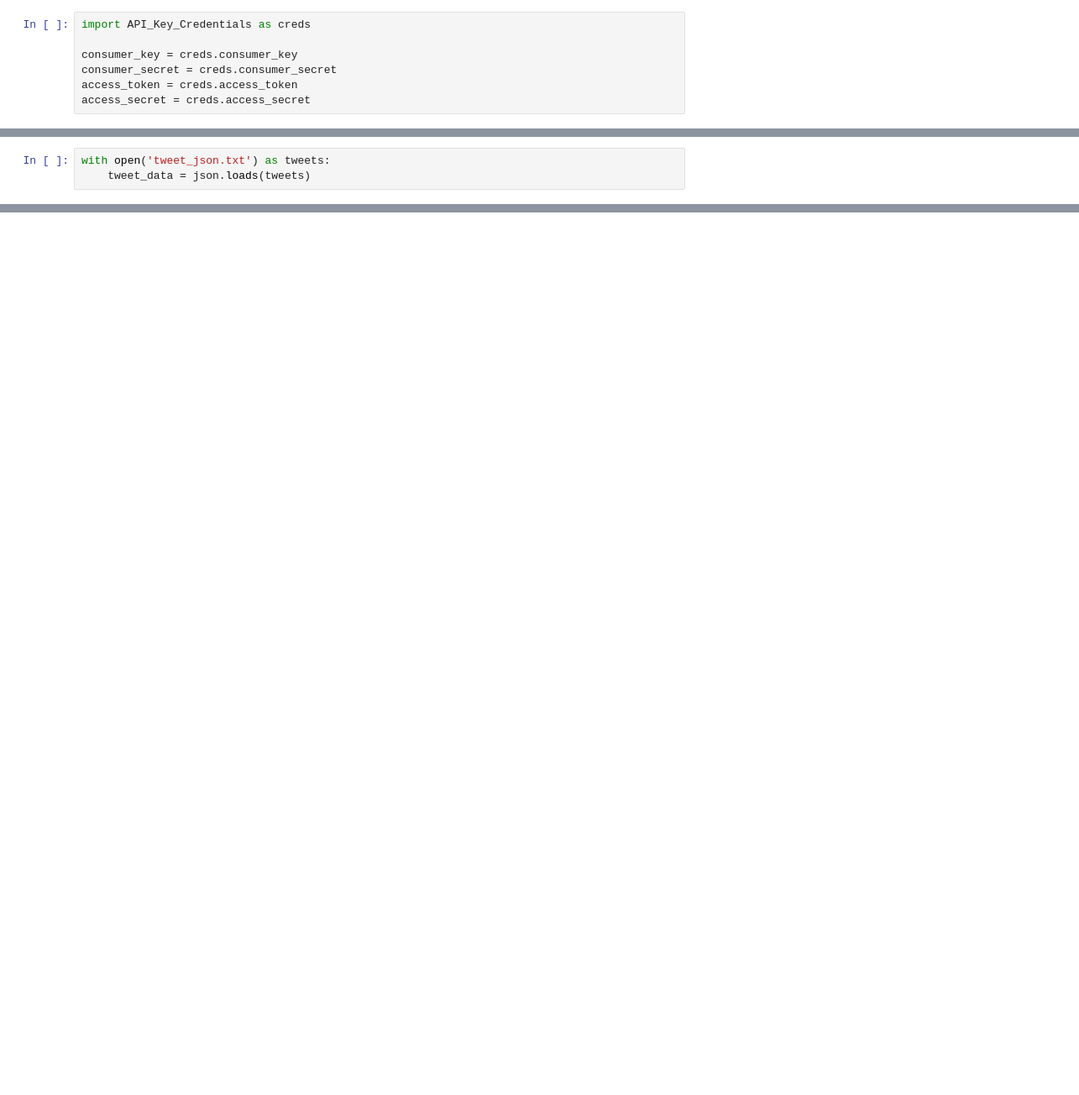
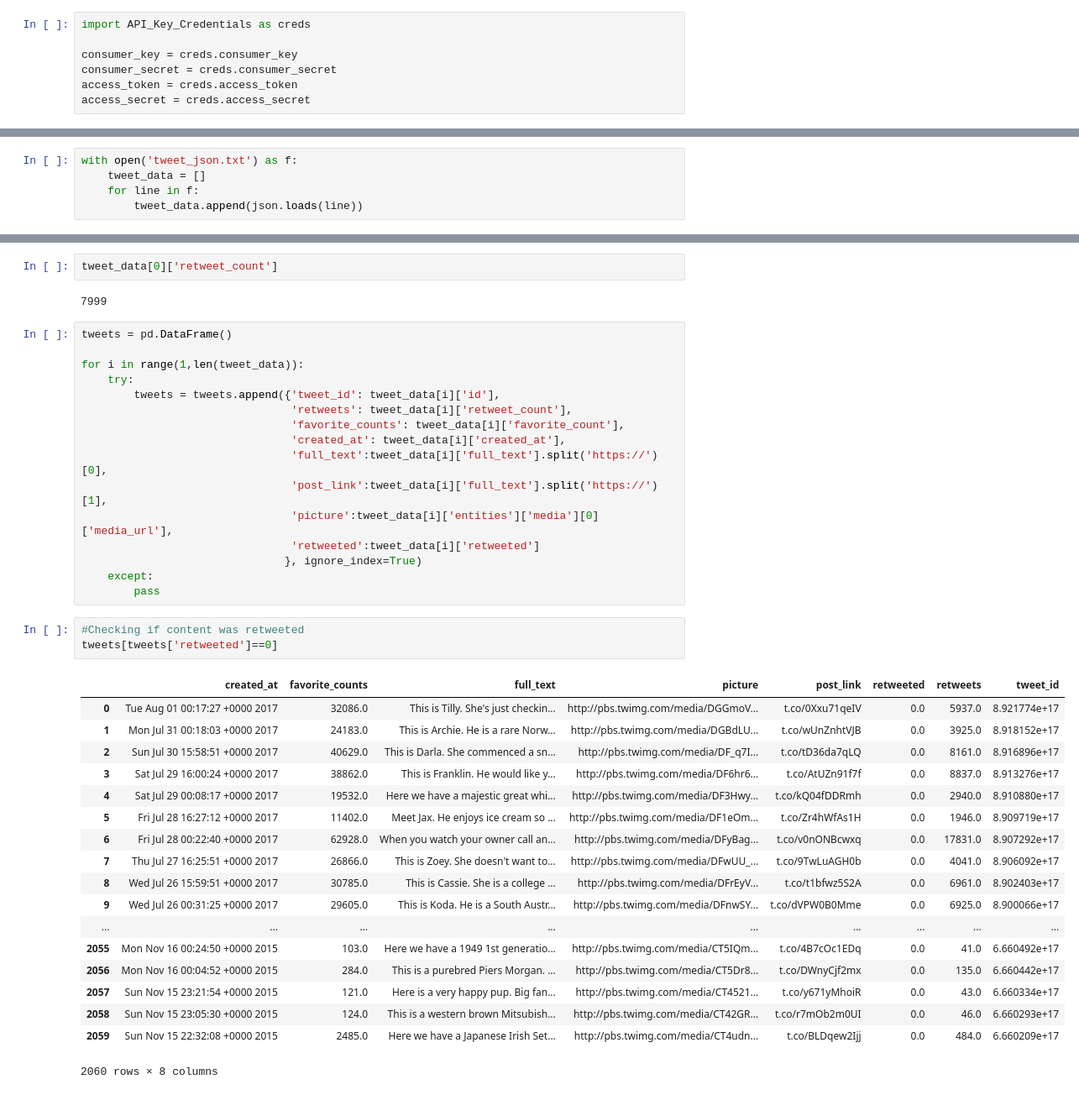
Before and after one commit to GarrettMarkScott/WeRateDogs_Twitter_Analysis, a Jupyter notebook: WeRateDogs_Notebook.ipynb, the cells around one changed output, grey strips where cells are left out. Shown: that part at 84% size. Drawn from its saved outputs; the diff is of its cells as text; blank space fills up the shorter version.

Commit message:
JSON DataFrame Merged with AI DataFrame

```diff
--- a/WeRateDogs_Notebook.ipynb
+++ b/WeRateDogs_Notebook.ipynb
@@ -143,3 +127,5 @@ Success
 # %%
-with open('tweet_json.txt') as tweets:
-    tweet_data = json.loads(tweets)
+with open('tweet_json.txt') as f:
+    tweet_data = []
+    for line in f:
+        tweet_data.append(json.loads(line))
@@ -147,0 +176,42 @@ NameError: name 'tweet_data' is not defined
+# %%
+tweet_data[0]['retweet_count']
+# %% [output]
+7999
+# %%
+tweets = pd.DataFrame()
+
+for i in range(1,len(tweet_data)):
+    try:
+        tweets = tweets.append({'tweet_id': tweet_data[i]['id'],
+                                'retweets': tweet_data[i]['retweet_count'],
+                                'favorite_counts': tweet_data[i]['favorite_count'],
+                                'created_at': tweet_data[i]['created_at'],
+                                'full_text':tweet_data[i]['full_text'].split('https://')[0],
+                                'post_link':tweet_data[i]['full_text'].split('https://')[1],
+                                'picture':tweet_data[i]['entities']['media'][0]['media_url'],
+                                'retweeted':tweet_data[i]['retweeted']
+                               }, ignore_index=True)
+    except:
+        pass
+# %%
+#Checking if content was retweeted
+tweets[tweets['retweeted']==0]
+# %% [output]
+|  | created_at | favorite_counts | full_text | picture | post_link | retweeted | retweets | tweet_id |
+| 0 | Tue Aug 01 00:17:27 +0000 2017 | 32086.0 | This is Tilly. She's just checkin... | http://pbs.twimg.com/media/DGGmoV... | t.co/0Xxu71qeIV | 0.0 | 5937.0 | 8.921774e+17 |
+| 1 | Mon Jul 31 00:18:03 +0000 2017 | 24183.0 | This is Archie. He is a rare Norw... | http://pbs.twimg.com/media/DGBdLU... | t.co/wUnZnhtVJB | 0.0 | 3925.0 | 8.918152e+17 |
+| 2 | Sun Jul 30 15:58:51 +0000 2017 | 40629.0 | This is Darla. She commenced a sn... | http://pbs.twimg.com/media/DF_q7I... | t.co/tD36da7qLQ | 0.0 | 8161.0 | 8.916896e+17 |
+| 3 | Sat Jul 29 16:00:24 +0000 2017 | 38862.0 | This is Franklin. He would like y... | http://pbs.twimg.com/media/DF6hr6... | t.co/AtUZn91f7f | 0.0 | 8837.0 | 8.913276e+17 |
+| 4 | Sat Jul 29 00:08:17 +0000 2017 | 19532.0 | Here we have a majestic great whi... | http://pbs.twimg.com/media/DF3Hwy... | t.co/kQ04fDDRmh | 0.0 | 2940.0 | 8.910880e+17 |
+| 5 | Fri Jul 28 16:27:12 +0000 2017 | 11402.0 | Meet Jax. He enjoys ice cream so ... | http://pbs.twimg.com/media/DF1eOm... | t.co/Zr4hWfAs1H | 0.0 | 1946.0 | 8.909719e+17 |
+| 6 | Fri Jul 28 00:22:40 +0000 2017 | 62928.0 | When you watch your owner call an... | http://pbs.twimg.com/media/DFyBag... | t.co/v0nONBcwxq | 0.0 | 17831.0 | 8.907292e+17 |
+| 7 | Thu Jul 27 16:25:51 +0000 2017 | 26866.0 | This is Zoey. She doesn't want to... | http://pbs.twimg.com/media/DFwUU_... | t.co/9TwLuAGH0b | 0.0 | 4041.0 | 8.906092e+17 |
+| 8 | Wed Jul 26 15:59:51 +0000 2017 | 30785.0 | This is Cassie. She is a college ... | http://pbs.twimg.com/media/DFrEyV... | t.co/t1bfwz5S2A | 0.0 | 6961.0 | 8.902403e+17 |
+| 9 | Wed Jul 26 00:31:25 +0000 2017 | 29605.0 | This is Koda. He is a South Austr... | http://pbs.twimg.com/media/DFnwSY... | t.co/dVPW0B0Mme | 0.0 | 6925.0 | 8.900066e+17 |
+| ... | ... | ... | ... | ... | ... | ... | ... | ... |
+| 2055 | Mon Nov 16 00:24:50 +0000 2015 | 103.0 | Here we have a 1949 1st generatio... | http://pbs.twimg.com/media/CT5IQm... | t.co/4B7cOc1EDq | 0.0 | 41.0 | 6.660492e+17 |
+| 2056 | Mon Nov 16 00:04:52 +0000 2015 | 284.0 | This is a purebred Piers Morgan. ... | http://pbs.twimg.com/media/CT5Dr8... | t.co/DWnyCjf2mx | 0.0 | 135.0 | 6.660442e+17 |
+| 2057 | Sun Nov 15 23:21:54 +0000 2015 | 121.0 | Here is a very happy pup. Big fan... | http://pbs.twimg.com/media/CT4521... | t.co/y671yMhoiR | 0.0 | 43.0 | 6.660334e+17 |
+| 2058 | Sun Nov 15 23:05:30 +0000 2015 | 124.0 | This is a western brown Mitsubish... | http://pbs.twimg.com/media/CT42GR... | t.co/r7mOb2m0UI | 0.0 | 46.0 | 6.660293e+17 |
+| 2059 | Sun Nov 15 22:32:08 +0000 2015 | 2485.0 | Here we have a Japanese Irish Set... | http://pbs.twimg.com/media/CT4udn... | t.co/BLDqew2Ijj | 0.0 | 484.0 | 6.660209e+17 |
+2060 rows × 8 columns
```
Also changed, not shown: parts of 10 cells of this notebook.
